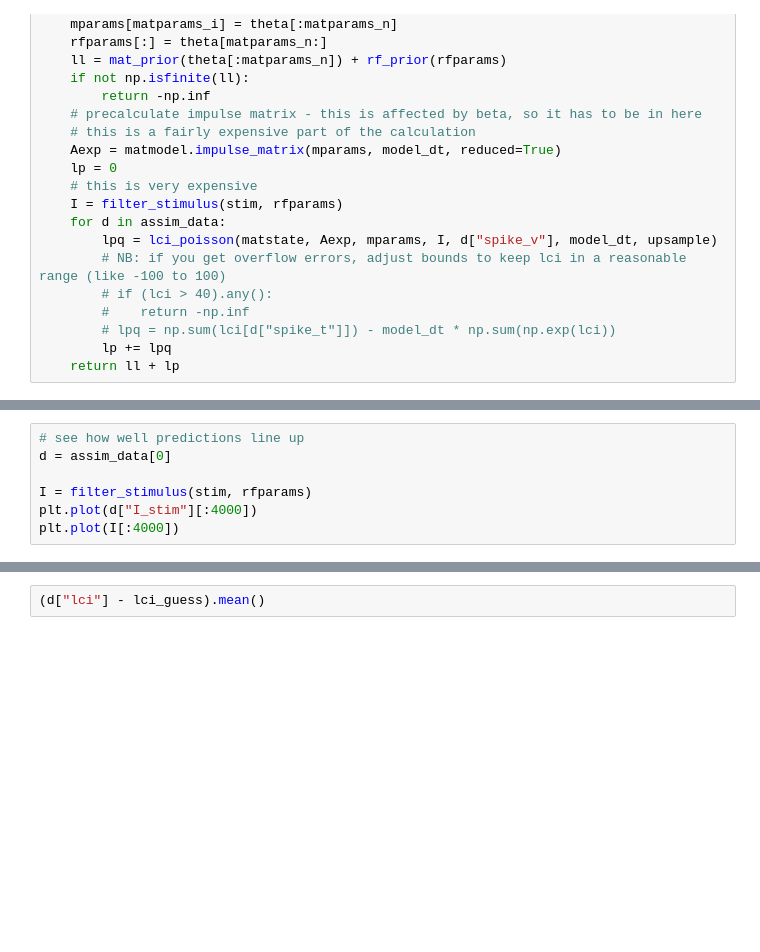
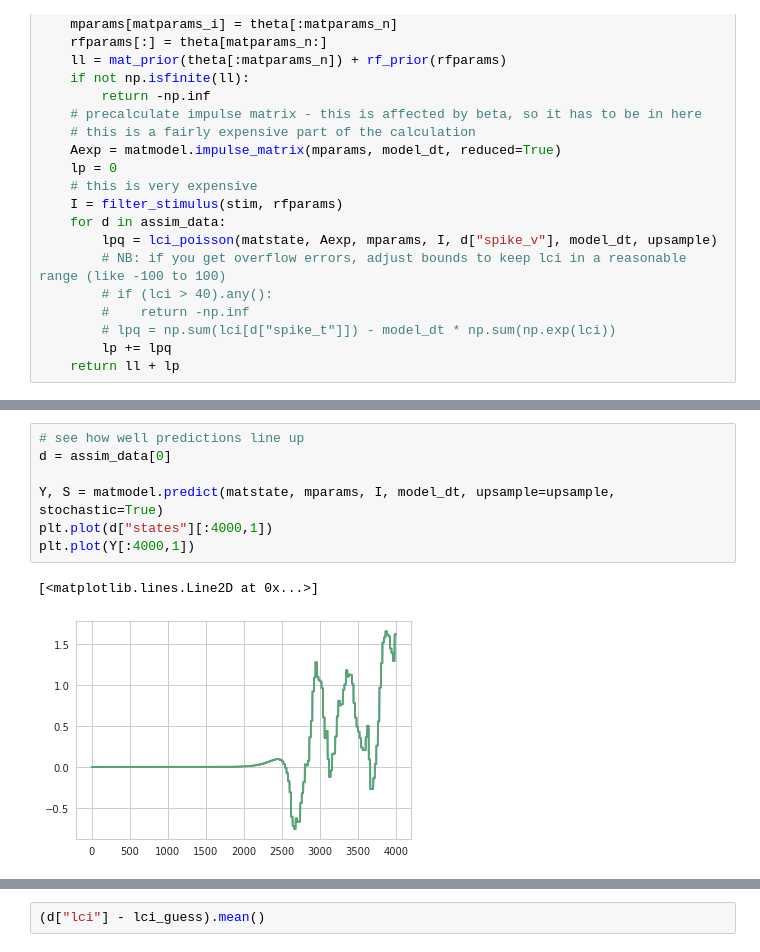
Before and after one commit to melizalab/dstrf, a Jupyter notebook: mat/matfiltmat.ipynb, the cells around one changed output, grey strips where cells are left out. Cells and saved outputs as stored; diff of their text form; blank space fills up the shorter version.

```diff
--- a/mat/matfiltmat.ipynb
+++ b/mat/matfiltmat.ipynb
@@ -180,8 +224,11 @@ c = corner(rpos[:,-6:],
 # %%
 # see how well predictions line up
 d = assim_data[0]
 
-I = filter_stimulus(stim, rfparams)
-plt.plot(d["I_stim"][:4000])
-plt.plot(I[:4000])
+Y, S = matmodel.predict(matstate, mparams, I, model_dt, upsample=upsample, stochastic=True)
+plt.plot(d["states"][:4000,1])
+plt.plot(Y[:4000,1])
+# %% [output]
+[<matplotlib.lines.Line2D at 0x...>]
+[figure, added]
 # %%
```
Also changed, not shown: parts of 11 cells of this notebook.
